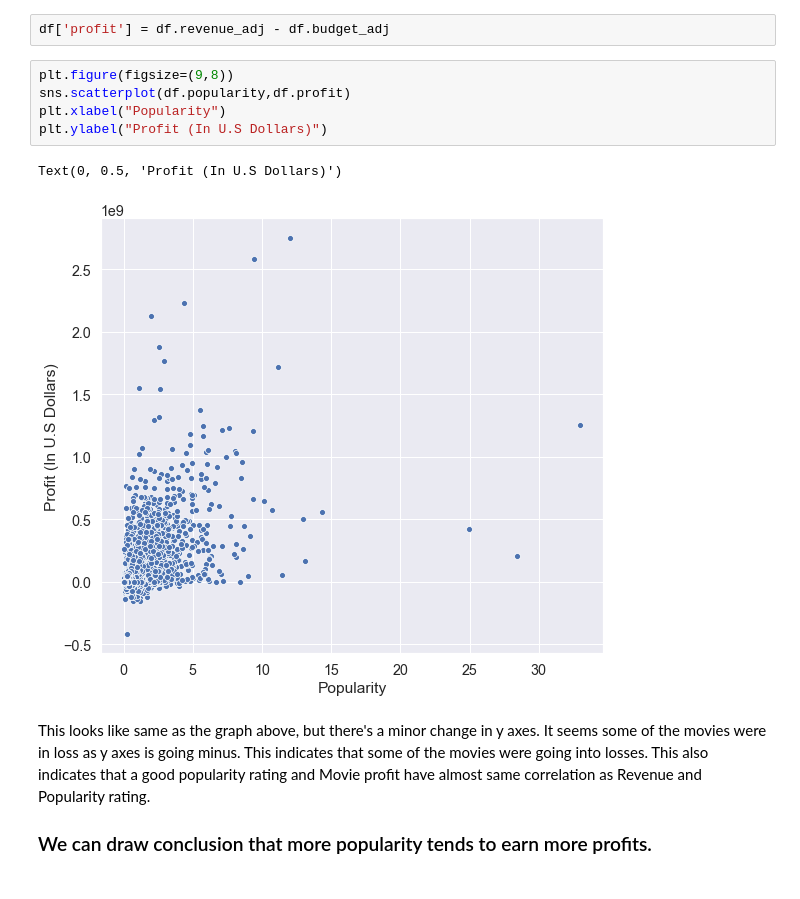
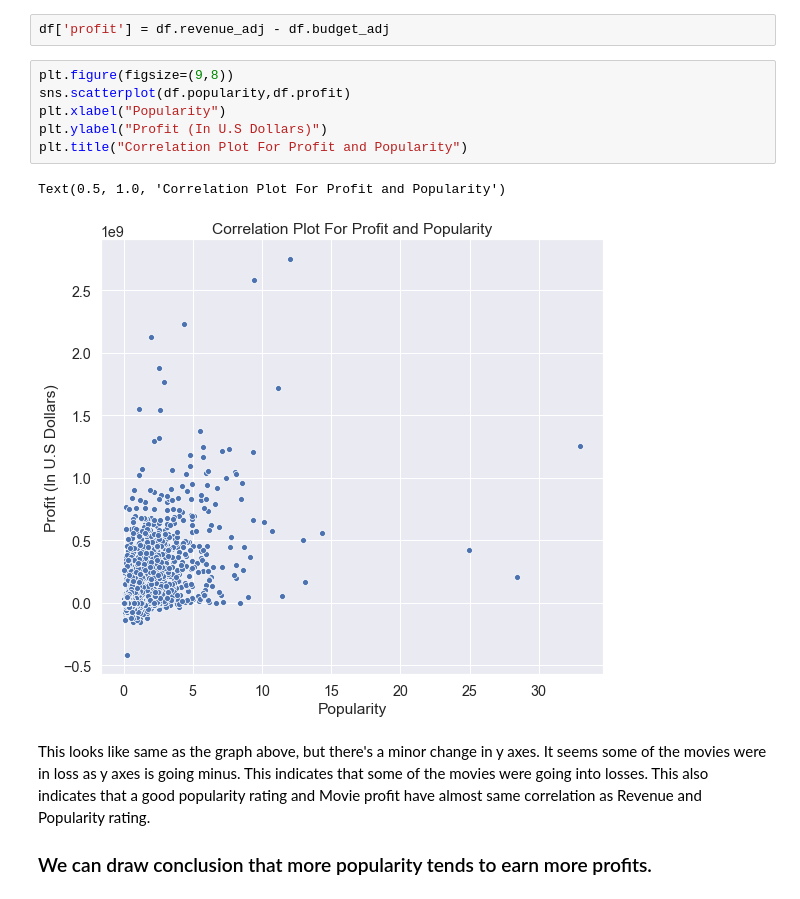
Before and after one commit to angrybayblade/udacityInvestigateDatasetIMDB, a Jupyter notebook: Solution.ipynb, the cells around one changed output. Cells and saved outputs as stored; diff of their text form.

```diff
--- a/Solution.ipynb
+++ b/Solution.ipynb
@@ -310,11 +309,12 @@ df['profit'] = df.revenue_adj - df.budget_adj
 # %%
 plt.figure(figsize=(9,8))
 sns.scatterplot(df.popularity,df.profit)
 plt.xlabel("Popularity")
 plt.ylabel("Profit (In U.S Dollars)")
+plt.title("Correlation Plot For Profit and Popularity")
 # %% [output]
-Text(0, 0.5, 'Profit (In U.S Dollars)')
+Text(0.5, 1.0, 'Correlation Plot For Profit and Popularity')
-[figure, old version]
+[figure, new version]
 # %% [markdown]
 This looks like same as the graph above, but there's a minor change in y axes. It seems some of the movies were in loss as y axes is going minus. This indicates that some of the movies were going into losses. This also indicates that a good popularity rating and Movie profit have almost same correlation as Revenue and Popularity rating.
 
```
Also changed, not shown: parts of 11 cells of this notebook, 1 other file.
